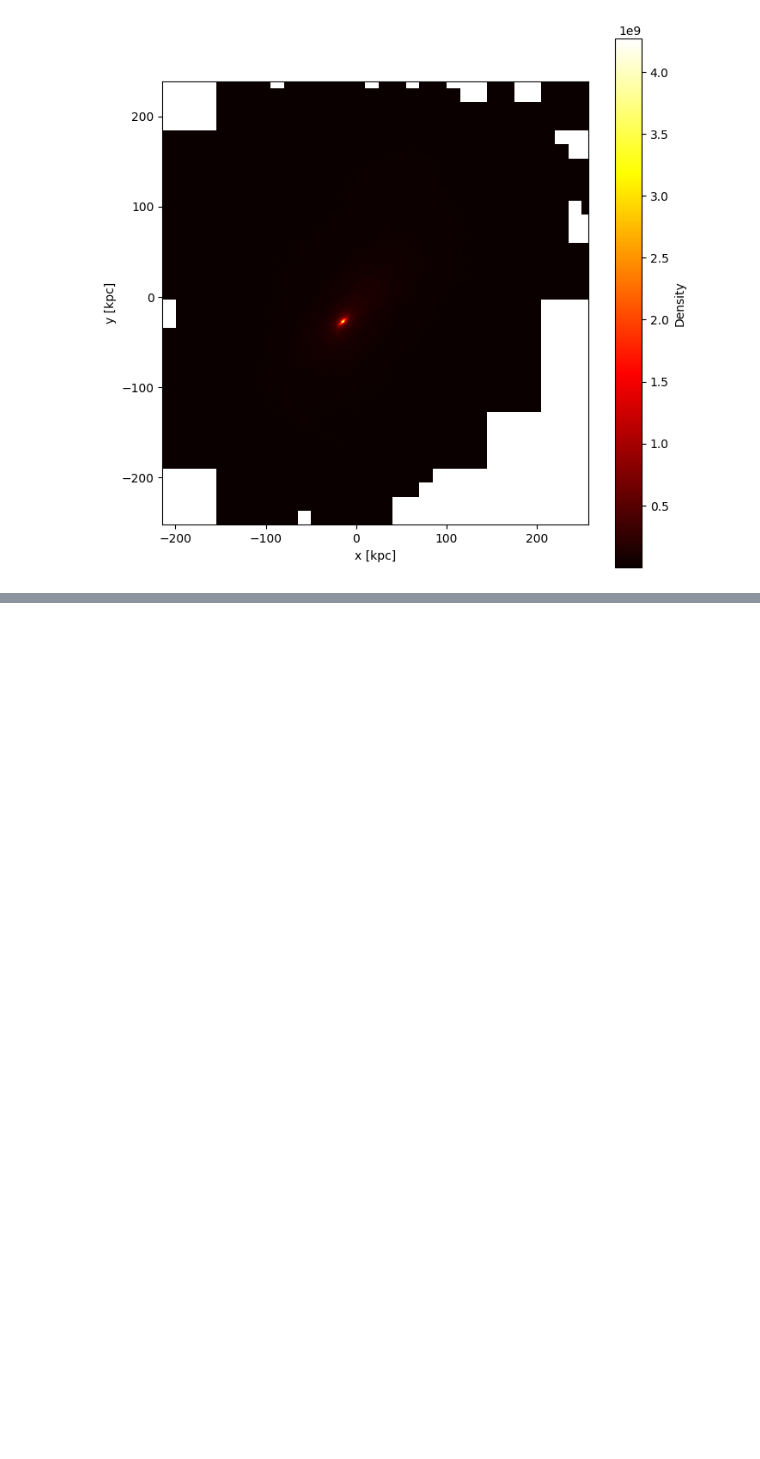
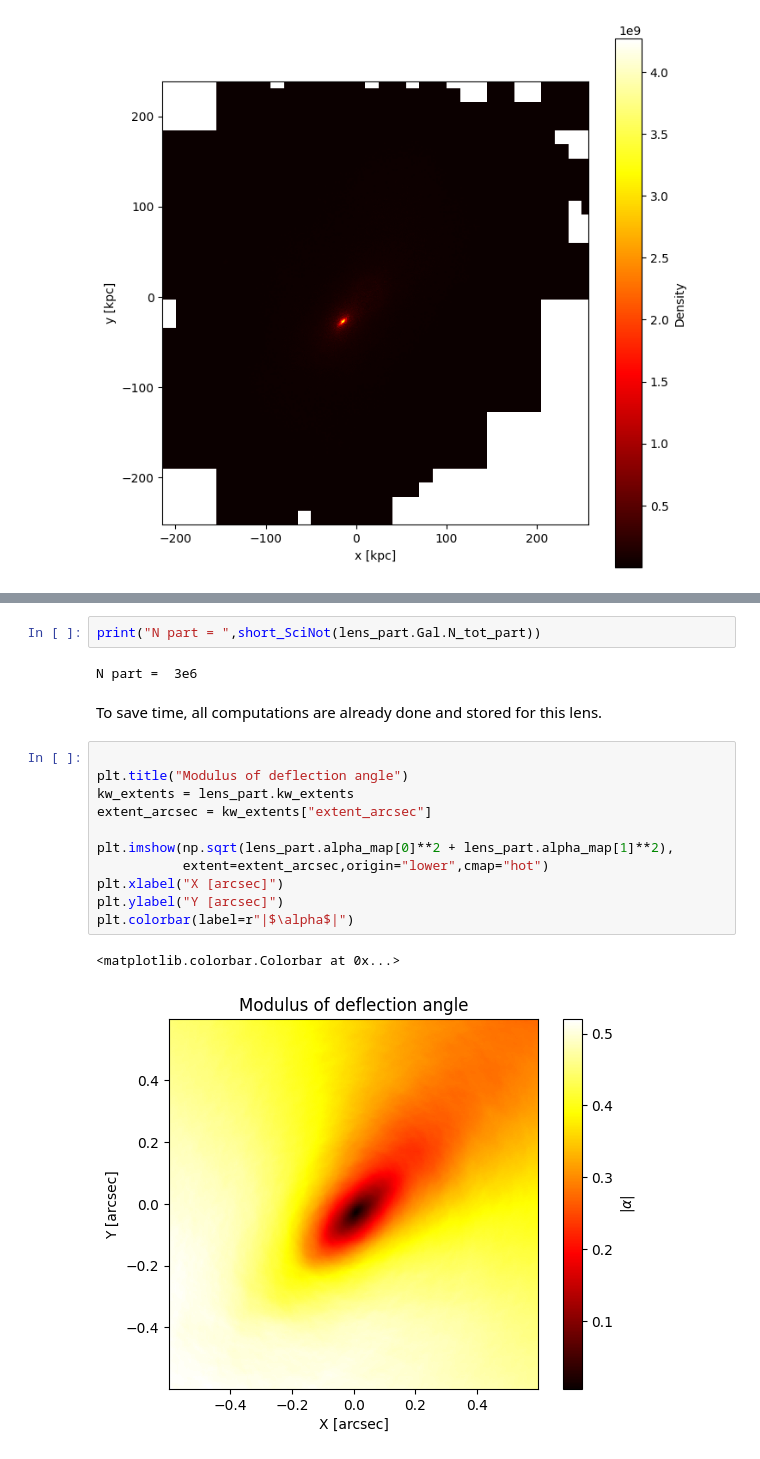
Before and after one commit to GiacomoQueirolo/EAGLE_Lensing, a Jupyter notebook: Tutorial.ipynb, the cells around one changed output, grey strips where cells are left out. Saved outputs shown, nothing was run; the diff lists cells and outputs as text; blank space fills up the shorter version.

```diff
--- a/Tutorial.ipynb
+++ b/Tutorial.ipynb
@@ -375,0 +499,20 @@ lens_part.
+# %%
+print("N part = ",short_SciNot(lens_part.Gal.N_tot_part))
+# %% [output]
+N part =  3e6
+# %% [markdown]
+To save time, all computations are already done and stored for this lens.
+# %%
+
+plt.title("Modulus of deflection angle")
+kw_extents = lens_part.kw_extents
+extent_arcsec = kw_extents["extent_arcsec"]
+
+plt.imshow(np.sqrt(lens_part.alpha_map[0]**2 + lens_part.alpha_map[1]**2),
+           extent=extent_arcsec,origin="lower",cmap="hot")
+plt.xlabel("X [arcsec]")
+plt.ylabel("Y [arcsec]")
+plt.colorbar(label=r"|$\alpha$|")
+# %% [output]
+<matplotlib.colorbar.Colorbar at 0x...>
+[figure, added]
```
Also changed, not shown: parts of 53 cells of this notebook, 6 other files.
